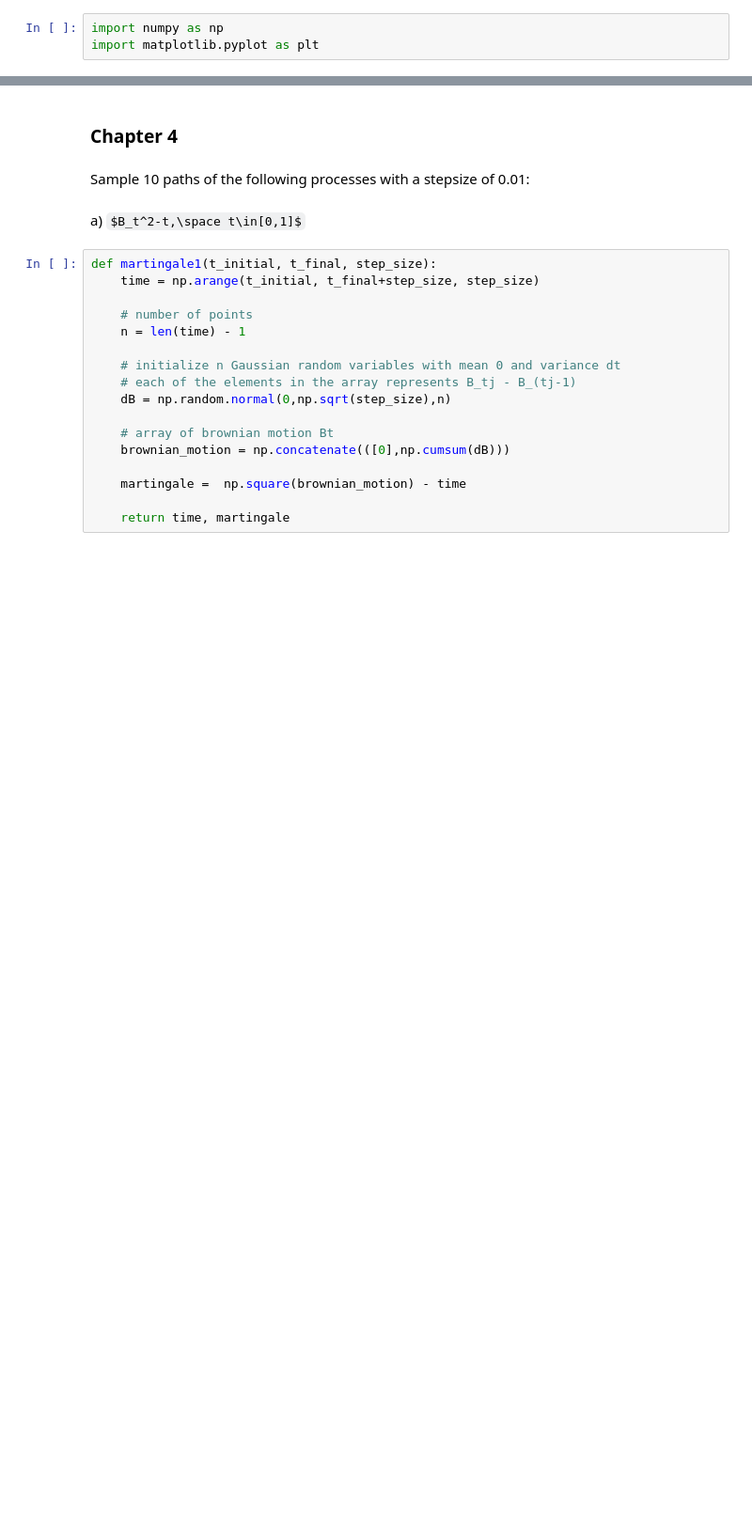
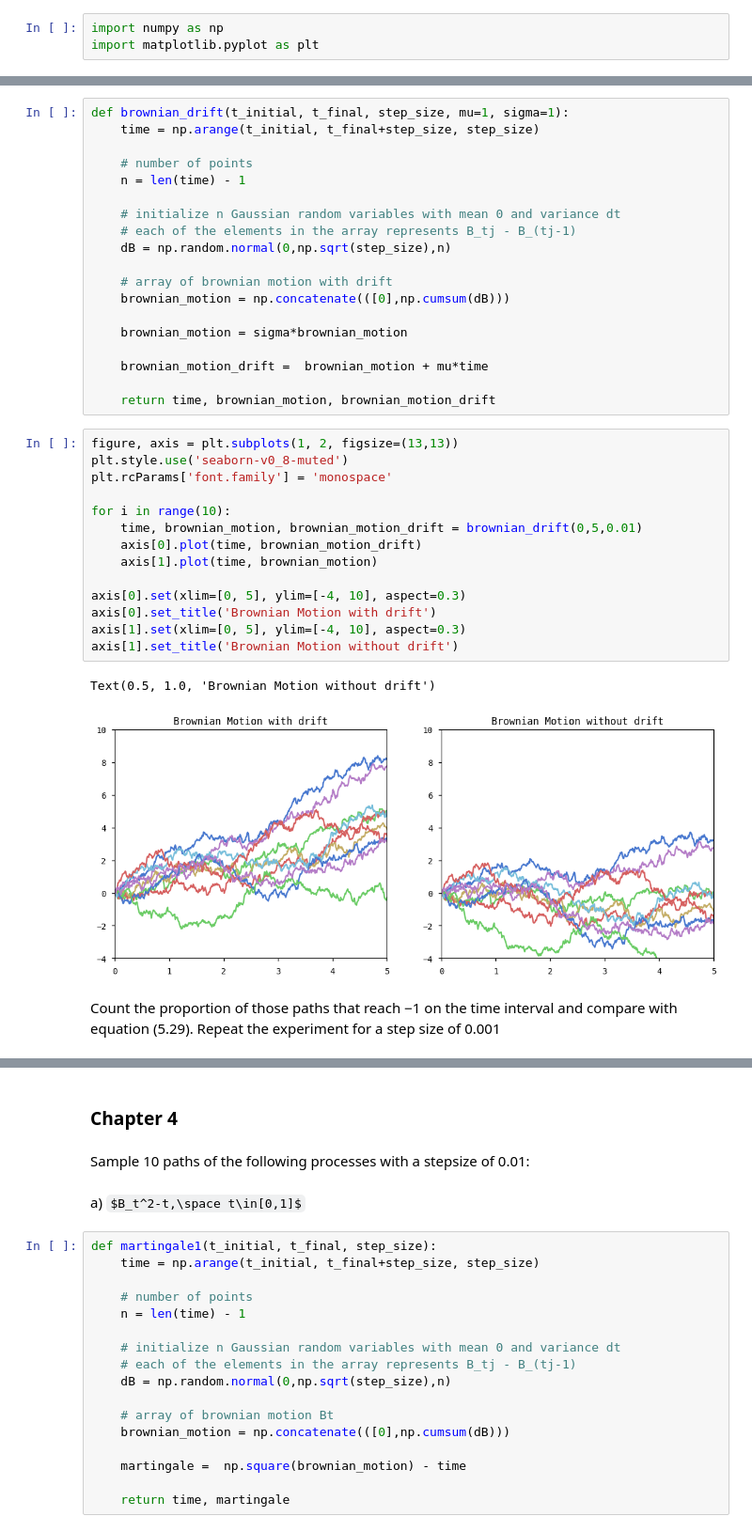
Before and after one commit to tnivram/stochastic-calculus, a Jupyter notebook: stochastic_simulation.ipynb, the cells around one changed output, grey strips where cells are left out. Shown at 94% size. Cells and saved outputs as stored; diff of their text form; some formulas as TeX source; blank space fills up the shorter version.

```diff
--- a/stochastic_simulation.ipynb
+++ b/stochastic_simulation.ipynb
@@ -3,0 +12,39 @@ import matplotlib.pyplot as plt
+# %%
+def brownian_drift(t_initial, t_final, step_size, mu=1, sigma=1):
+    time = np.arange(t_initial, t_final+step_size, step_size)
+
+    # number of points
+    n = len(time) - 1
+
+    # initialize n Gaussian random variables with mean 0 and variance dt
+    # each of the elements in the array represents B_tj - B_(tj-1)
+    dB = np.random.normal(0,np.sqrt(step_size),n)
+
+    # array of brownian motion with drift
+    brownian_motion = np.concatenate(([0],np.cumsum(dB)))
+
+    brownian_motion = sigma*brownian_motion
+
+    brownian_motion_drift =  brownian_motion + mu*time
+
+    return time, brownian_motion, brownian_motion_drift
+# %%
+figure, axis = plt.subplots(1, 2, figsize=(13,13))
+plt.style.use('seaborn-v0_8-muted')
+plt.rcParams['font.family'] = 'monospace'
+
+for i in range(10):
+    time, brownian_motion, brownian_motion_drift = brownian_drift(0,5,0.01)
+    axis[0].plot(time, brownian_motion_drift)
+    axis[1].plot(time, brownian_motion)
+
+axis[0].set(xlim=[0, 5], ylim=[-4, 10], aspect=0.3)
+axis[0].set_title('Brownian Motion with drift')
+axis[1].set(xlim=[0, 5], ylim=[-4, 10], aspect=0.3)
+axis[1].set_title('Brownian Motion without drift')
+# %% [output]
+Text(0.5, 1.0, 'Brownian Motion without drift')
+[figure, added]
+# %% [markdown]
+Count the proportion of those paths that reach −1 on the time interval and
+compare with equation (5.29). Repeat the experiment for a step size of 0.001
```
Also changed, not shown: parts of 5 cells of this notebook.
